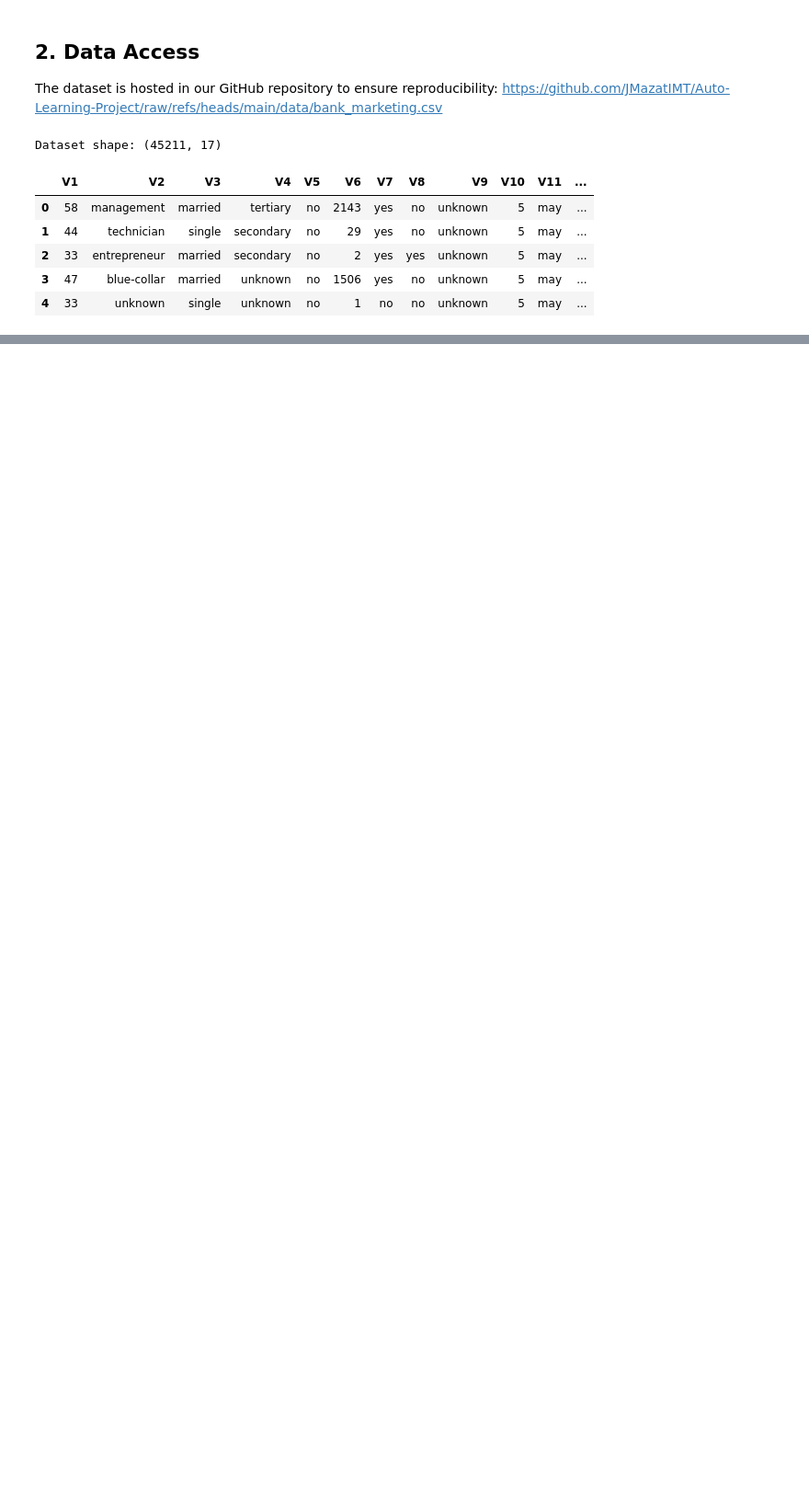
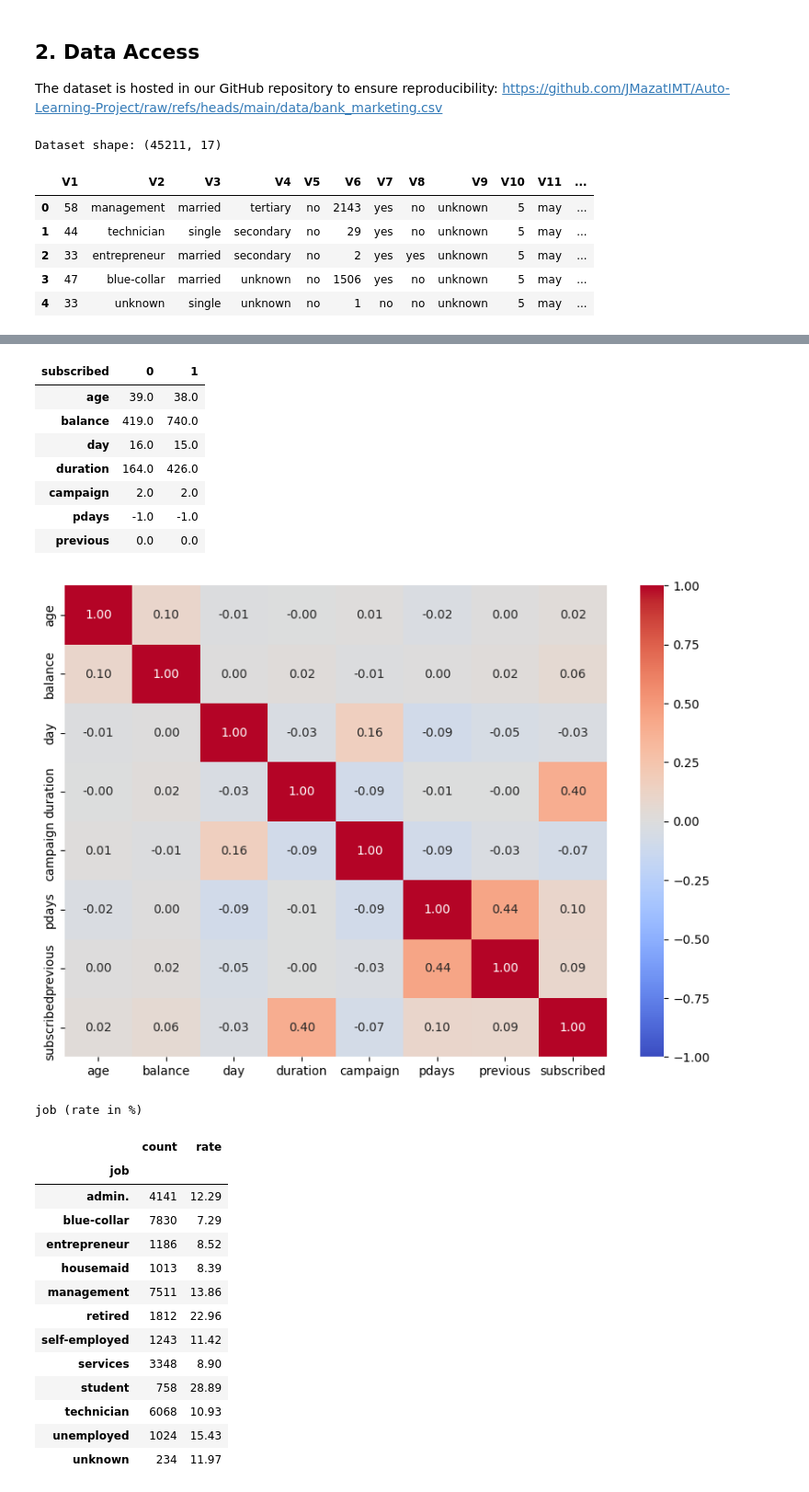
Before and after one commit to JMazatIMT/Auto-Learning-Project, a Jupyter notebook: bank_marketing.ipynb, the cells around one changed output, grey strips where cells are left out. Shown at 92% size. Cells and saved outputs as stored; diff of their text form; code cells hidden in the pictures; blank space fills up the shorter version.

```diff
--- a/bank_marketing.ipynb
+++ b/bank_marketing.ipynb
@@ -40,0 +195,37 @@ Dataset shape: (45211, 17)
+# %%
+display(df_eda.groupby("subscribed")[numerical_features].median().T)
+plt.figure(figsize=(10, 7))
+sns.heatmap(df_eda[numerical_features + ["subscribed"]].corr(),
+            annot=True, fmt=".2f", cmap="coolwarm", vmin=-1, vmax=1)
+plt.show()
+
+for feature in categorical_features:
+    rates = df_eda.groupby(feature)["subscribed"].agg(count="size", rate="mean")
+    rates["rate"] *= 100
+    print(feature, "(rate in %)")
+    display(rates.round(2))
+# %% [output]
+| subscribed | 0 | 1 |
+| age | 39.0 | 38.0 |
+| balance | 419.0 | 740.0 |
+| day | 16.0 | 15.0 |
+| duration | 164.0 | 426.0 |
+| campaign | 2.0 | 2.0 |
+| pdays | -1.0 | -1.0 |
+| previous | 0.0 | 0.0 |
+[figure, added]
+job (rate in %)
+|  | count | rate |
+| job |  |  |
+| admin. | 4141 | 12.29 |
+| blue-collar | 7830 | 7.29 |
+| entrepreneur | 1186 | 8.52 |
+| housemaid | 1013 | 8.39 |
+| management | 7511 | 13.86 |
+| retired | 1812 | 22.96 |
+| self-employed | 1243 | 11.42 |
+| services | 3348 | 8.90 |
+| student | 758 | 28.89 |
+| technician | 6068 | 10.93 |
+| unemployed | 1024 | 15.43 |
+| unknown | 234 | 11.97 |
```
Also changed, not shown: parts of 17 cells of this notebook.
